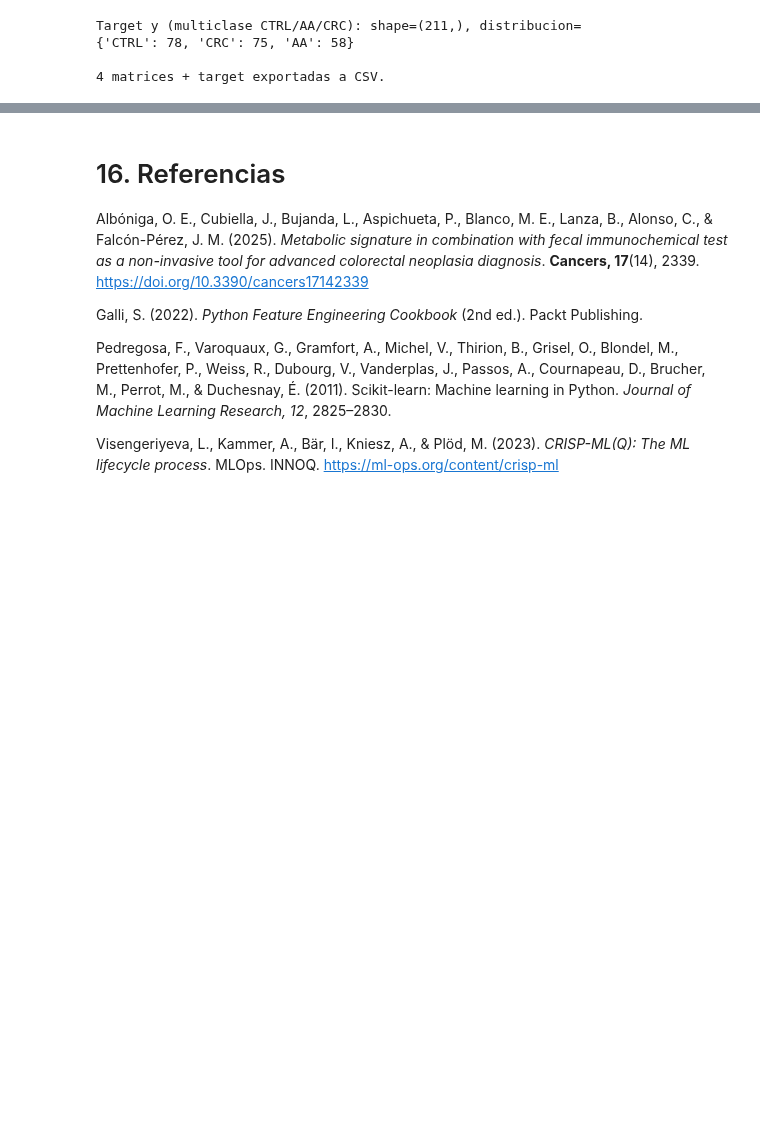
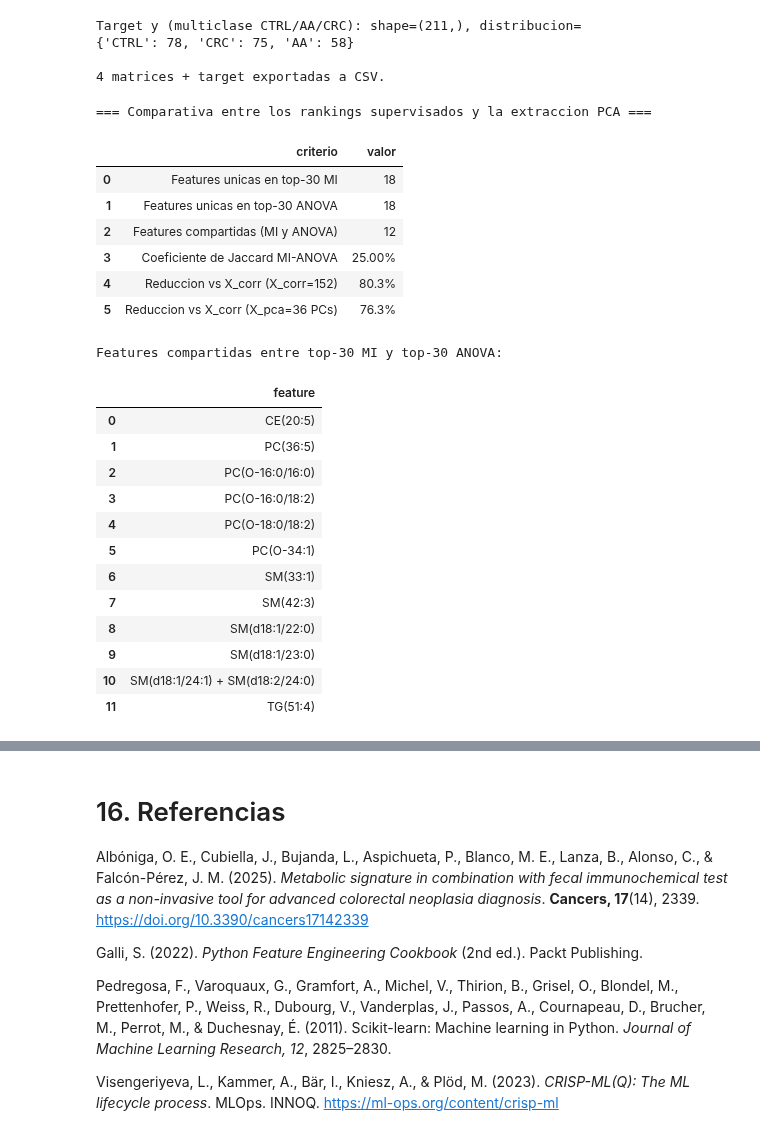
Before and after one commit to A01795919/proyecto_integrador_equipo-22, a Jupyter notebook: notebooks/Avance2_Equipo22.ipynb, the cells around one changed output, grey strips where cells are left out. Saved outputs shown, nothing was run; the diff lists cells and outputs as text; code cells hidden in the pictures; blank space fills up the shorter version.

```diff
--- a/notebooks/Avance2_Equipo22.ipynb
+++ b/notebooks/Avance2_Equipo22.ipynb
@@ -1495,3 +1496,58 @@ Target y (multiclase CTRL/AA/CRC): shape=(211,), distribucion=
 {'CTRL': 78, 'CRC': 75, 'AA': 58}
 
 4 matrices + target exportadas a CSV.
+# %%
+# Comparativa de las matrices candidatas: overlap entre rankings supervisados
+set_mi = set(top_mi_features)
+set_anova = set(top_anova_features)
+overlap = set_mi & set_anova
+only_mi = set_mi - set_anova
+only_anova = set_anova - set_mi
+
+summary = pd.DataFrame({
+    'criterio': [
+        'Features unicas en top-30 MI',
+        'Features unicas en top-30 ANOVA',
+        'Features compartidas (MI y ANOVA)',
+        'Coeficiente de Jaccard MI-ANOVA',
+        'Reduccion vs X_corr (X_corr=152)',
+        'Reduccion vs X_corr (X_pca=36 PCs)',
+    ],
+    'valor': [
+        f'{len(only_mi)}',
+        f'{len(only_anova)}',
+        f'{len(overlap)}',
+        f'{len(overlap) / len(set_mi | set_anova):.2%}',
+        f'{100 * (1 - 30/152):.1f}%',
+        f'{100 * (1 - 36/152):.1f}%',
+    ],
+})
+print('=== Comparativa entre los rankings supervisados y la extraccion PCA ===')
+display(summary)
+
+print('\nFeatures compartidas entre top-30 MI y top-30 ANOVA:')
+shared_df = pd.DataFrame(sorted(overlap), columns=['feature'])
+display(shared_df)
+# %% [output]
+=== Comparativa entre los rankings supervisados y la extraccion PCA ===
+|  | criterio | valor |
+| 0 | Features unicas en top-30 MI | 18 |
+| 1 | Features unicas en top-30 ANOVA | 18 |
+| 2 | Features compartidas (MI y ANOVA) | 12 |
+| 3 | Coeficiente de Jaccard MI-ANOVA | 25.00% |
+| 4 | Reduccion vs X_corr (X_corr=152) | 80.3% |
+| 5 | Reduccion vs X_corr (X_pca=36 PCs) | 76.3% |
+Features compartidas entre top-30 MI y top-30 ANOVA:
+|  | feature |
+| 0 | CE(20:5) |
+| 1 | PC(36:5) |
+| 2 | PC(O-16:0/16:0) |
+| 3 | PC(O-16:0/18:2) |
+| 4 | PC(O-18:0/18:2) |
+| 5 | PC(O-34:1) |
+| 6 | SM(33:1) |
+| 7 | SM(42:3) |
+| 8 | SM(d18:1/22:0) |
+| 9 | SM(d18:1/23:0) |
+| 10 | SM(d18:1/24:1) + SM(d18:2/24:0) |
+| 11 | TG(51:4) |
```
Also changed, not shown: parts of 5 cells of this notebook.
